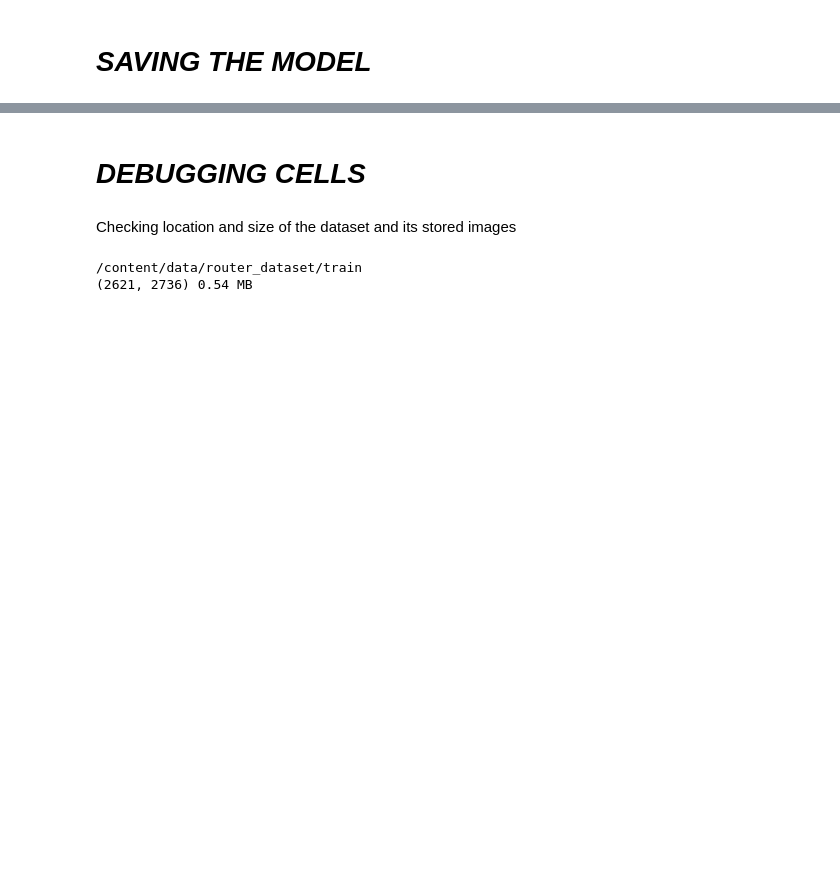
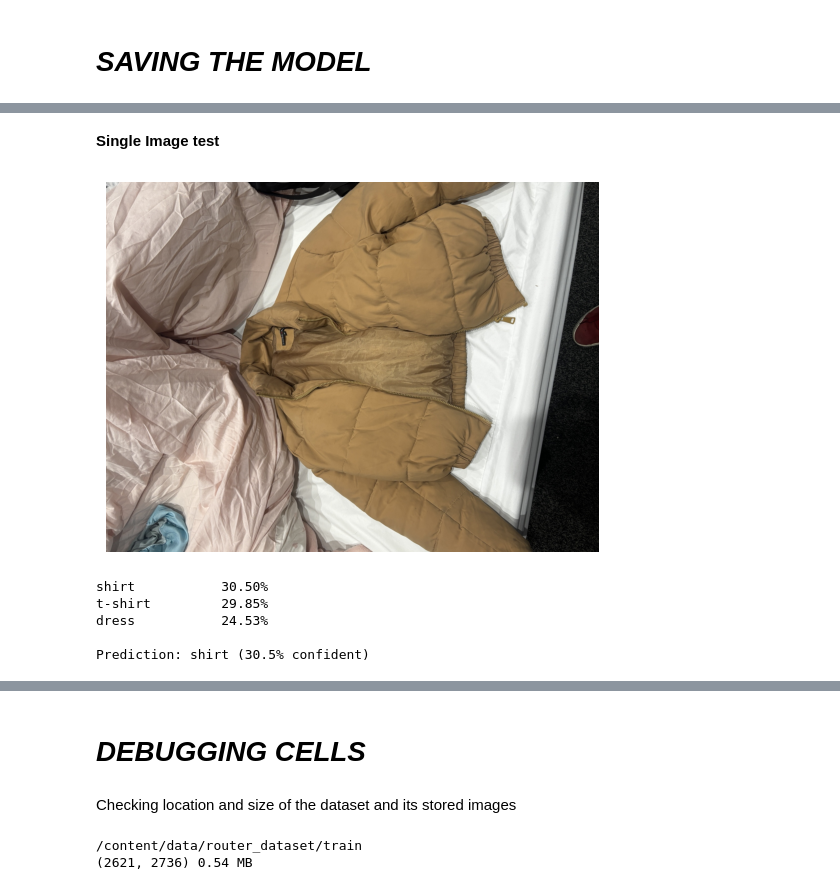
Before and after one commit to Tiyinolalekan/Deep_Learning_Image_Classifier, a Jupyter notebook: Second_Stage_Clothing_Classifier_V3.ipynb, the cells around one changed output, grey strips where cells are left out. Saved outputs shown, nothing was run; the diff lists cells and outputs as text; code cells hidden in the pictures; blank space fills up the shorter version.

Commit message:
CARRY OUT SINGLE IMAGE TESTS

```diff
--- a/Second_Stage_Clothing_Classifier_V3.ipynb
+++ b/Second_Stage_Clothing_Classifier_V3.ipynb
@@ -588,0 +600,15 @@ torch.save(model.state_dict(), '/content/drive/MyDrive/neura_data/clothing_speci
+# %%
+from torchvision import datasets
+from torch.utils.data import DataLoader
+
+test_ds = datasets.ImageFolder("/content/data/clothes/test", transform=transform)  # your test folder
+print("class order matches:", test_ds.classes == classes)
+
+loader = DataLoader(test_ds, batch_size=64)
+correct = total = 0
+with torch.no_grad():
+    for x, y in loader:
+        pred = model(x.to(device)).argmax(1).cpu()
+        correct += (pred == y).sum().item()
+        total += len(y)
+print(f"Test accuracy: {100 * correct / total:.2f}%")
@@ -588,0 +618,64 @@ torch.save(model.state_dict(), '/content/drive/MyDrive/neura_data/clothing_speci
+# %% [markdown]
+**Single Image test**
+# %%
+import torch
+from PIL import Image
+from torchvision import transforms
+import matplotlib.pyplot as plt
+import matplotlib.image as mpimg
+
+
+
+# --- setup ---
+model.load_state_dict(torch.load("/content/drive/MyDrive/neura_data/clothing_specialist_model.pth", map_location=device))
+model.eval()
+
+classes = ['dress', 'hat', 'hoodie', 'longsleeve', 'outwear', 'pants', 'shirt', 'shoes', 'shorts', 'skirt', 't-shirt']
+
+#transform = transforms.Compose([
+   # transforms.Resize((96, 96)),
+   # transforms.ToTensor(),
+   # transforms.Normalize([0.485, 0.456, 0.406], [0.229, 0.224, 0.225]),
+#])
+
+transform = test_loader.dataset.transform
+
+#transform = transforms.Compose([
+   # transforms.Resize((96, 96)),
+  #  transforms.ToTensor(),
+  #  transforms.Normalize([0.485, 0.456, 0.406], [0.229, 0.224, 0.225]),
+#])
+
+def predict(image_path, top_k=3):
+    img = Image.open(image_path).convert("RGB")
+    x = transform(img).unsqueeze(0).to(device)     # add batch dimension -> [1, C, H, W]
+
+    with torch.no_grad():
+        probs = torch.softmax(model(x), dim=1)[0]
+
+    top_p, top_i = probs.topk(min(top_k, len(classes)))
+    for p, i in zip(top_p, top_i):
+        print(f"{classes[i]:<15} {p.item() * 100:.2f}%")
+
+    return classes[top_i[0]], top_p[0].item()
+
+#-SHOW IMAGE----------
+image_path = "/content/jacket.jpeg"
+image_path2 = "/content/shoes.jpeg"
+image_path3 = "/content/top.jpeg"
+image_path7 = "/content/pants.jpeg"
+
+img = mpimg.imread(image_path)
+
+plt.imshow(img)
+plt.axis("off")  # optional
+plt.show()
+label, conf = predict(image_path)
+print(f"\nPrediction: {label} ({conf * 100:.1f}% confident)")
+# %% [output]
+[figure, added]
+shirt           30.50%
+t-shirt         29.85%
+dress           24.53%
+
+Prediction: shirt (30.5% confident)
```
Also changed, not shown: parts of 10 cells of this notebook.
